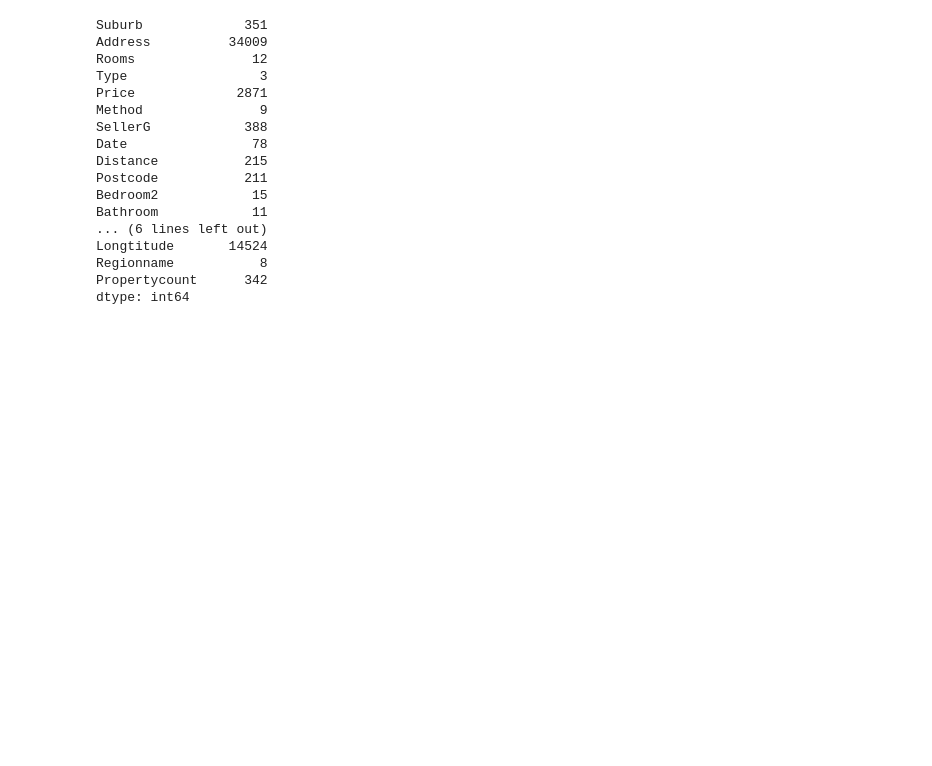
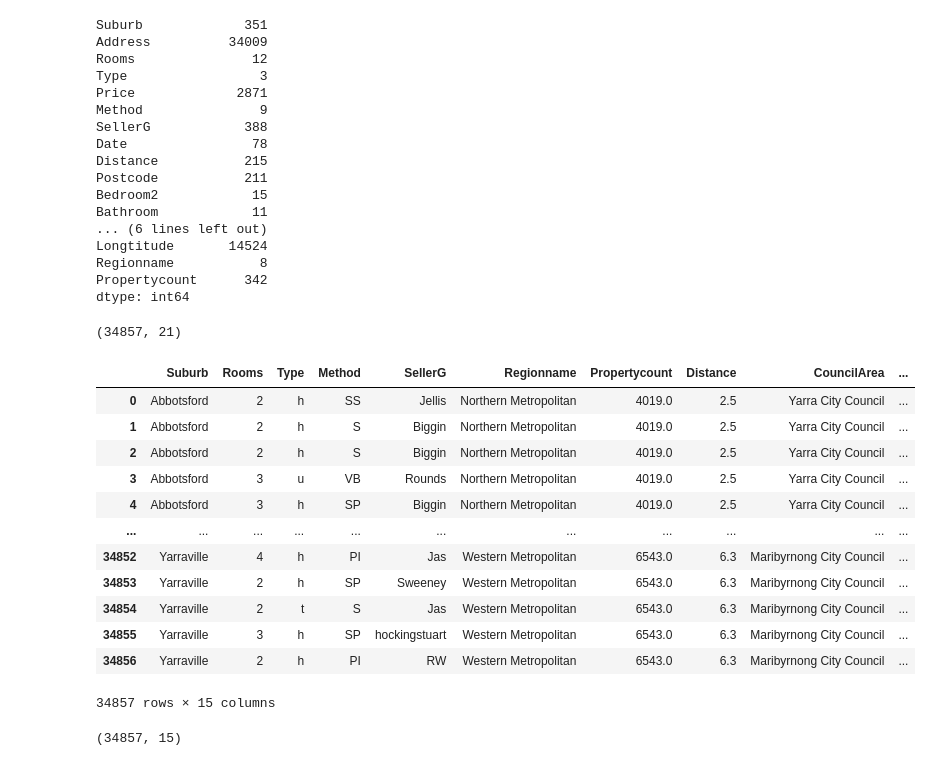
Before and after one commit to NikhilDevassia/Lasso-Ridge-Regression-house-price-prediction, a Jupyter notebook: Untitled.ipynb, the cells around one changed output. Saved outputs shown, nothing was run; the diff lists cells and outputs as text; code cells hidden in the pictures; blank space fills up the shorter version.

```diff
--- a/Untitled.ipynb
+++ b/Untitled.ipynb
@@ -59,3 +59,33 @@ Longtitude       14524
 Regionname           8
 Propertycount      342
 dtype: int64
+# %%
+df.shape
+# %% [output]
+(34857, 21)
+# %%
+# Selecting only usefull columns
+cols_to_use = ['Suburb', 'Rooms', 'Type', 'Method', 'SellerG','Regionname','Propertycount',
+               'Distance', 'CouncilArea', 'Bedroom2', 'Bathroom', 'Car', 'Landsize', 'BuildingArea', 'Price']
+# %%
+df = df[cols_to_use]
+# %%
+df
+# %% [output]
+|  | Suburb | Rooms | Type | Method | SellerG | Regionname | Propertycount | Distance | CouncilArea | ... |
+| 0 | Abbotsford | 2 | h | SS | Jellis | Northern Metropolitan | 4019.0 | 2.5 | Yarra City Council | ... |
+| 1 | Abbotsford | 2 | h | S | Biggin | Northern Metropolitan | 4019.0 | 2.5 | Yarra City Council | ... |
+| 2 | Abbotsford | 2 | h | S | Biggin | Northern Metropolitan | 4019.0 | 2.5 | Yarra City Council | ... |
+| 3 | Abbotsford | 3 | u | VB | Rounds | Northern Metropolitan | 4019.0 | 2.5 | Yarra City Council | ... |
+| 4 | Abbotsford | 3 | h | SP | Biggin | Northern Metropolitan | 4019.0 | 2.5 | Yarra City Council | ... |
+| ... | ... | ... | ... | ... | ... | ... | ... | ... | ... | ... |
+| 34852 | Yarraville | 4 | h | PI | Jas | Western Metropolitan | 6543.0 | 6.3 | Maribyrnong City Council | ... |
+| 34853 | Yarraville | 2 | h | SP | Sweeney | Western Metropolitan | 6543.0 | 6.3 | Maribyrnong City Council | ... |
+| 34854 | Yarraville | 2 | t | S | Jas | Western Metropolitan | 6543.0 | 6.3 | Maribyrnong City Council | ... |
+| 34855 | Yarraville | 3 | h | SP | hockingstuart | Western Metropolitan | 6543.0 | 6.3 | Maribyrnong City Council | ... |
+| 34856 | Yarraville | 2 | h | PI | RW | Western Metropolitan | 6543.0 | 6.3 | Maribyrnong City Council | ... |
+34857 rows × 15 columns
+# %%
+df.shape
+# %% [output]
+(34857, 15)
```
Also changed, not shown: parts of 13 cells of this notebook.
